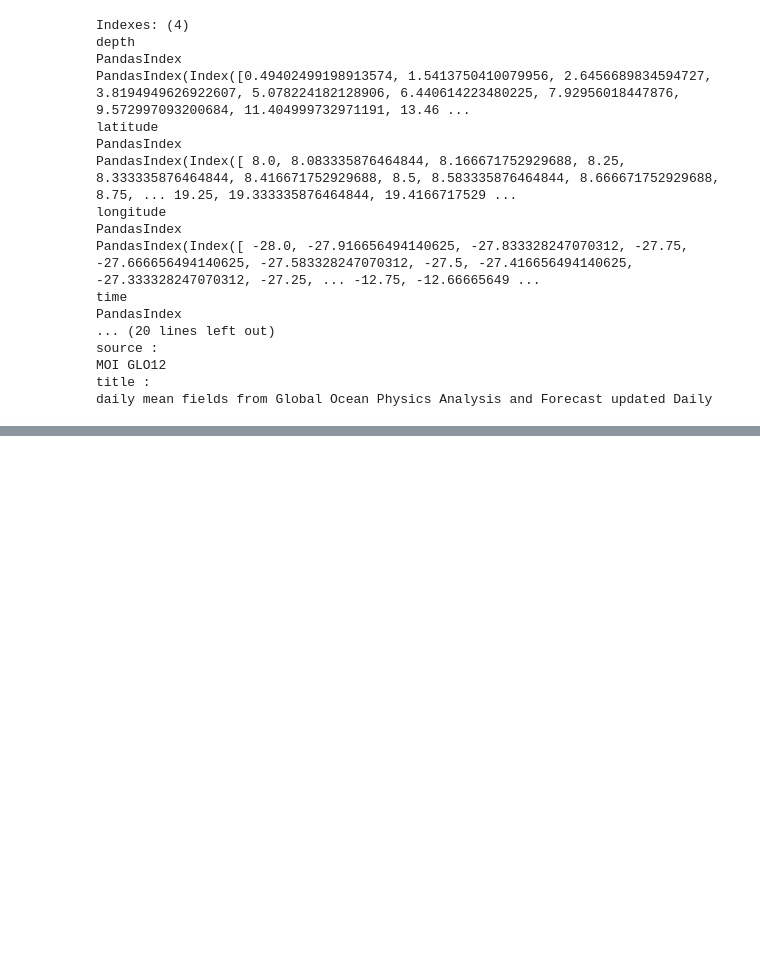
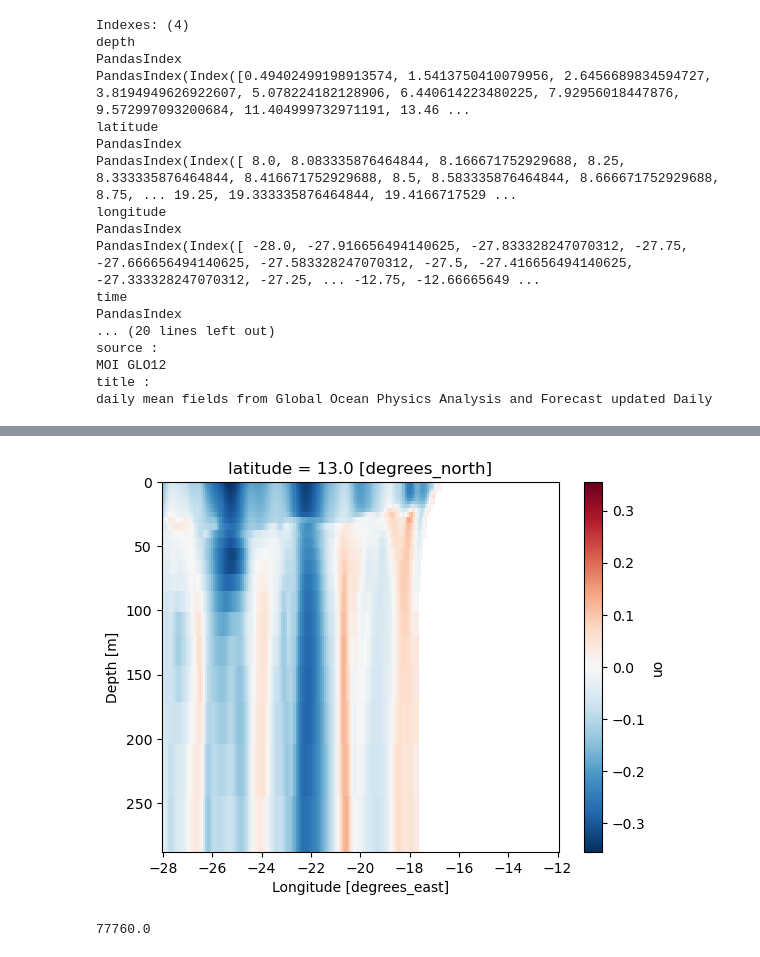
Before and after one commit to mardatade/2024_mardata_OSCM_challenge_2_firstlook, a Jupyter notebook: notebooks/2024-03-11_cmems_phys.ipynb, the cells around one changed output, grey strips where cells are left out. Cells and saved outputs as stored; diff of their text form; code cells hidden in the pictures; blank space fills up the shorter version.

```diff
--- a/notebooks/2024-03-11_cmems_phys.ipynb
+++ b/notebooks/2024-03-11_cmems_phys.ipynb
@@ -154,0 +184,23 @@ daily mean fields from Global Ocean Physics Analysis and Forecast updated Daily
+# %%
+fg = (
+    ds_uv
+    .sel(depth=slice(0, 300))
+    .sel(time=slice("2024-03-08", "2024-03-11")).mean("time")
+    .sel(latitude=13.0, method="nearest")
+    .uo
+    .plot(
+        x="longitude",
+        y="depth",
+        # u="uo",
+        # v=0,
+        # cmap=cmocean.cm.thermal,
+    )
+)
+
+fg.get_figure().get_axes()[0].invert_yaxis()
+# %% [output]
+[figure, added]
+# %%
+(24 * 3600 * 0.3) * 3
+# %% [output]
+77760.0
```
Also changed, not shown: parts of 5 cells of this notebook, 2 other files.
